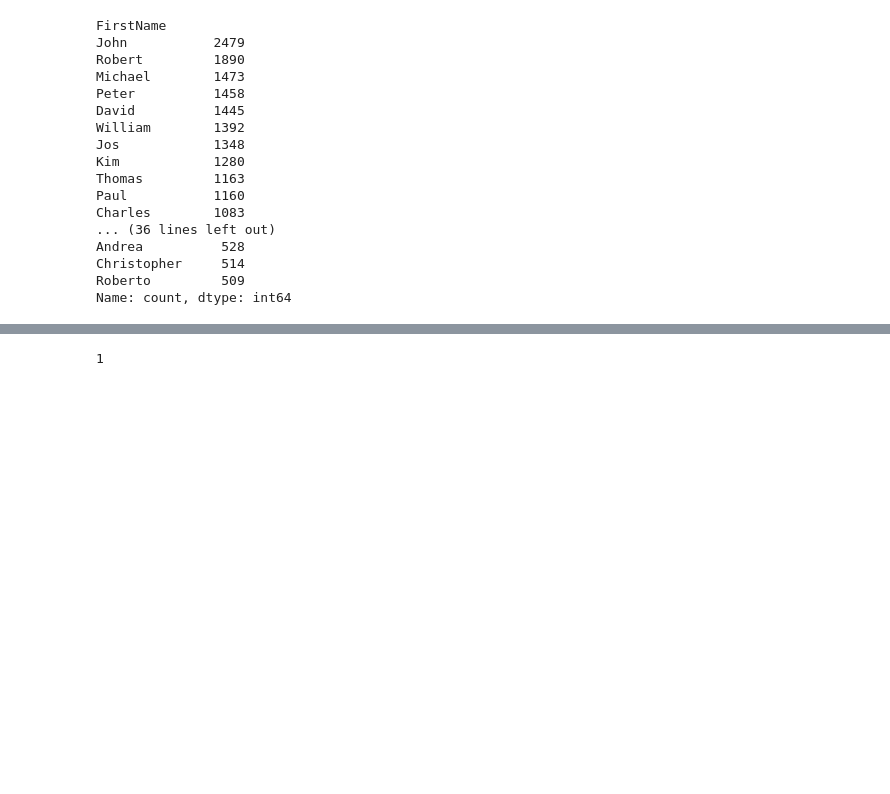
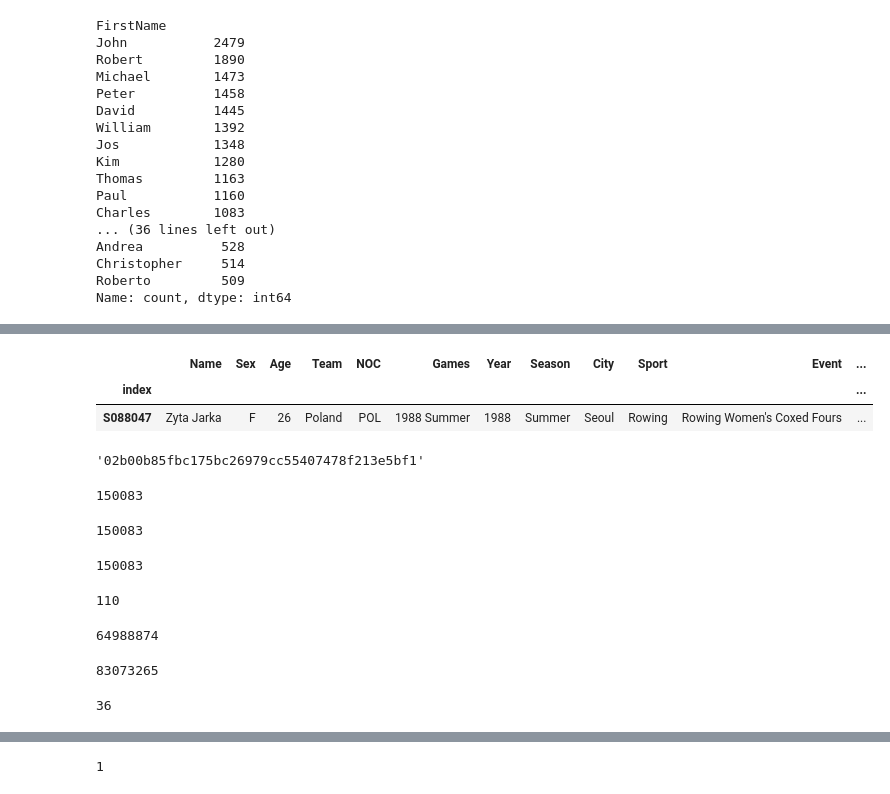
Before and after one commit to gitadum/querympics, a Jupyter notebook: analysis/explore.ipynb, the cells around one changed output, grey strips where cells are left out. Cells and saved outputs as stored; diff of their text form; code cells hidden in the pictures; blank space fills up the shorter version.

```diff
--- a/analysis/explore.ipynb
+++ b/analysis/explore.ipynb
@@ -535,0 +593,39 @@ athlet.groupby("Athlete")
+# %%
+athlet[athlet.NumAthleteID == "021099040718"]
+# %% [output]
+|  | Name | Sex | Age | Team | NOC | Games | Year | Season | City | Sport | Event | ... |
+| index |  |  |  |  |  |  |  |  |  |  |  | ... |
+| S088047 | Zyta Jarka | F | 26 | Poland | POL | 1988 Summer | 1988 | Summer | Seoul | Rowing | Rowing Women's Coxed Fours | ... |
+# %%
+hashlib.sha1(s.encode("utf-8")).hexdigest()
+# %% [output]
+'02b00b85fbc175bc26979cc55407478f213e5bf1'
+# %%
+athlet.NumAthleteID.nunique()
+# %% [output]
+150083
+# %%
+person.NumAthleteID.nunique()
+# %% [output]
+150083
+# %%
+person.shape[0]
+# %% [output]
+150083
+# %%
+150083 - 149973
+# %% [output]
+110
+# %%
+v = "JOSVAN BAELEN11927"
+genid(v)
+# %% [output]
+64988874
+# %%
+genid(s)
+# %% [output]
+83073265
+# %%
+len("2bc895b3-ae76-4624-ac91-efe4c1cc911e")
+# %% [output]
+36
```
Also changed, not shown: parts of 14 cells of this notebook.
